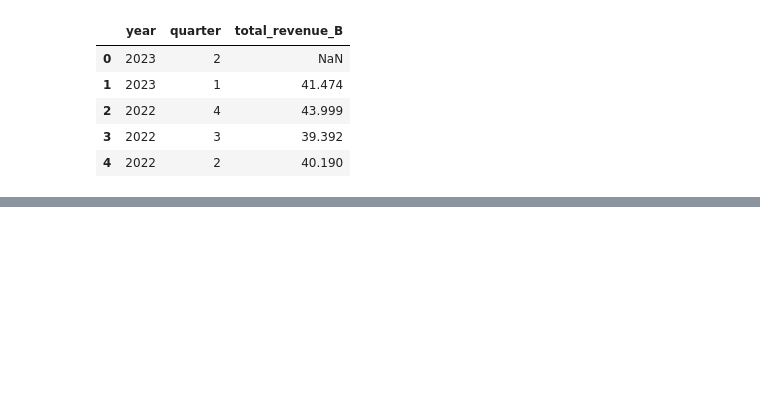
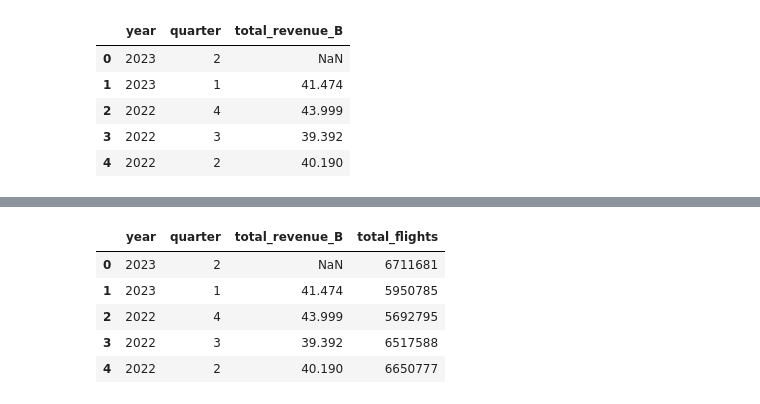
Before and after one commit to Project-Apollo-Forecast/Project-Apollo, a Jupyter notebook: corey_acquire.ipynb, the cells around one changed output, grey strips where cells are left out. Cells and saved outputs as stored; diff of their text form; code cells hidden in the pictures; blank space fills up the shorter version.

```diff
--- a/corey_acquire.ipynb
+++ b/corey_acquire.ipynb
@@ -114,0 +212,2 @@ df.head()
+# %%
+df.total_operations = df.total_operations.astype(int)
@@ -114,0 +224,13 @@ df.head()
+# %%
+df = df.reset_index()
+# %%
+ford['total_flights'] = df.total_operations
+# %%
+ford.head()
+# %% [output]
+|  | year | quarter | total_revenue_B | total_flights |
+| 0 | 2023 | 2 | NaN | 6711681 |
+| 1 | 2023 | 1 | 41.474 | 5950785 |
+| 2 | 2022 | 4 | 43.999 | 5692795 |
+| 3 | 2022 | 3 | 39.392 | 6517588 |
+| 4 | 2022 | 2 | 40.190 | 6650777 |
```
Also changed, not shown: parts of 18 cells of this notebook, 2 other files.
